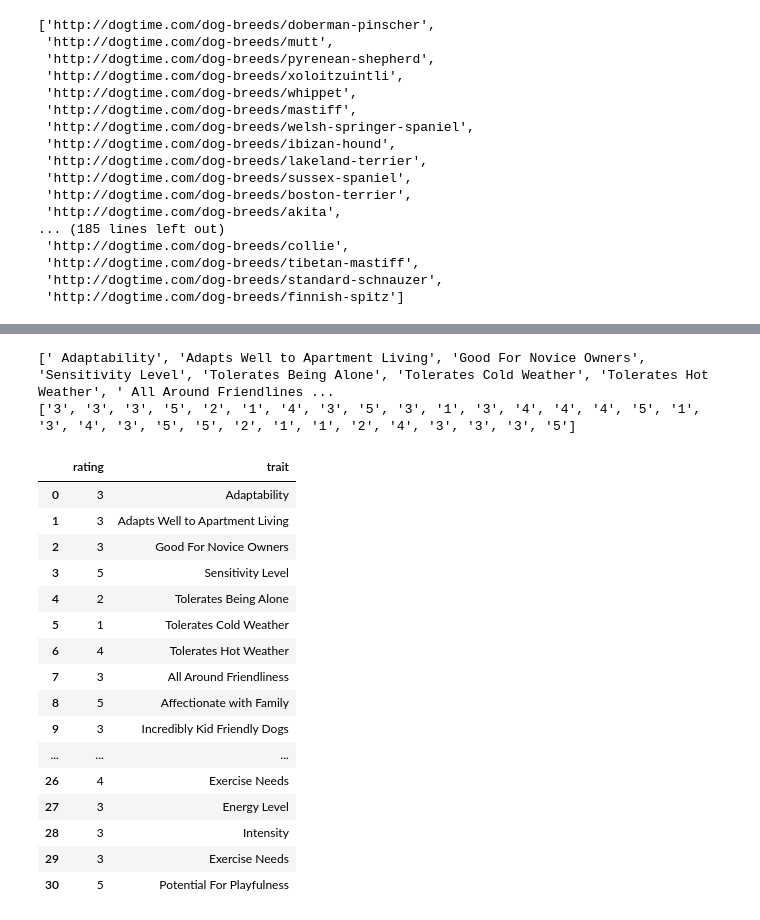
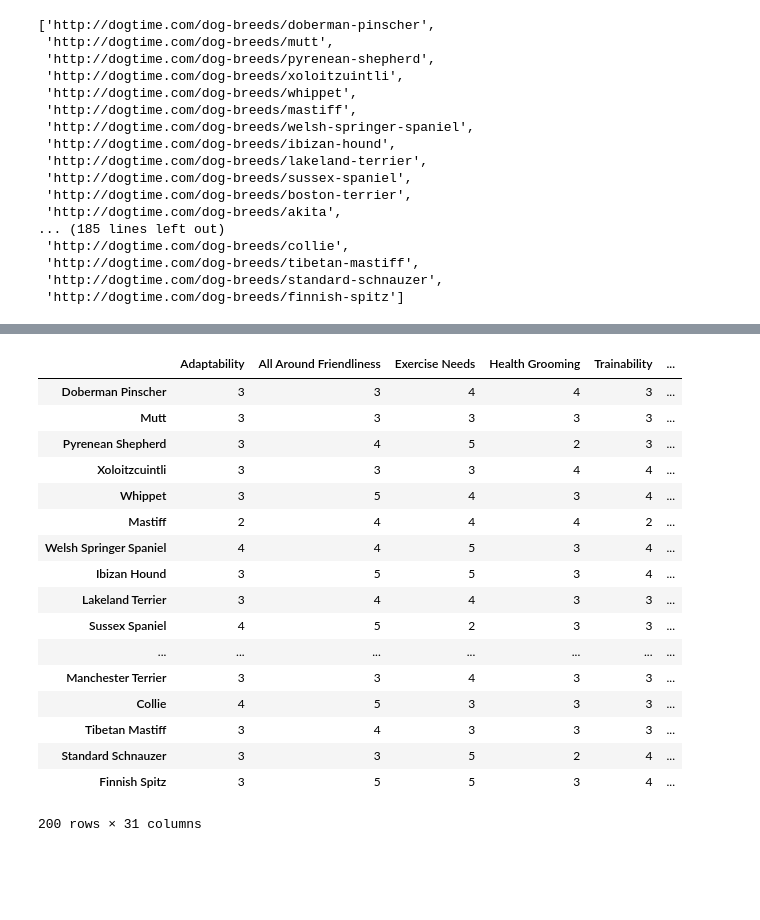
Before and after one commit to awcastleton/MLP_FinalProject, a Jupyter notebook: scraper/dog_ratings_scraper.ipynb, the cells around one changed output, grey strips where cells are left out. Drawn from its saved outputs; the diff is of its cells as text; code cells hidden in the pictures; blank space fills up the shorter version.

```diff
--- a/scraper/dog_ratings_scraper.ipynb
+++ b/scraper/dog_ratings_scraper.ipynb
@@ -82,6 +89,0 @@ asdf, zxcv = breed_parser(breed_links[0])
-# %%
-print(asdf)
-print(zxcv)
-# %% [output]
-[' Adaptability', 'Adapts Well to Apartment Living', 'Good For Novice Owners', 'Sensitivity Level', 'Tolerates Being Alone', 'Tolerates Cold Weather', 'Tolerates Hot Weather', ' All Around Friendlines ...
-['3', '3', '3', '5', '2', '1', '4', '3', '5', '3', '1', '3', '4', '4', '4', '5', '1', '3', '4', '3', '5', '5', '2', '1', '1', '2', '4', '3', '3', '3', '5']
@@ -93,20 +89,0 @@ df = pd.DataFrame({
-# %%
-df
-# %% [output]
-|  | rating | trait |
-| 0 | 3 | Adaptability |
-| 1 | 3 | Adapts Well to Apartment Living |
-| 2 | 3 | Good For Novice Owners |
-| 3 | 5 | Sensitivity Level |
-| 4 | 2 | Tolerates Being Alone |
-| 5 | 1 | Tolerates Cold Weather |
-| 6 | 4 | Tolerates Hot Weather |
-| 7 | 3 | All Around Friendliness |
-| 8 | 5 | Affectionate with Family |
-| 9 | 3 | Incredibly Kid Friendly Dogs |
-| ... | ... | ... |
-| 26 | 4 | Exercise Needs |
-| 27 | 3 | Energy Level |
-| 28 | 3 | Intensity |
-| 29 | 3 | Exercise Needs |
-| 30 | 5 | Potential For Playfulness |
@@ -112,0 +96,21 @@ df
+# %%
+all_ratings
+# %% [output]
+|  | Adaptability | All Around Friendliness | Exercise Needs | Health Grooming | Trainability | ... |
+| Doberman Pinscher | 3 | 3 | 4 | 4 | 3 | ... |
+| Mutt | 3 | 3 | 3 | 3 | 3 | ... |
+| Pyrenean Shepherd | 3 | 4 | 5 | 2 | 3 | ... |
+| Xoloitzcuintli | 3 | 3 | 3 | 4 | 4 | ... |
+| Whippet | 3 | 5 | 4 | 3 | 4 | ... |
+| Mastiff | 2 | 4 | 4 | 4 | 2 | ... |
+| Welsh Springer Spaniel | 4 | 4 | 5 | 3 | 4 | ... |
+| Ibizan Hound | 3 | 5 | 5 | 3 | 4 | ... |
+| Lakeland Terrier | 3 | 4 | 4 | 3 | 3 | ... |
+| Sussex Spaniel | 4 | 5 | 2 | 3 | 3 | ... |
+| ... | ... | ... | ... | ... | ... | ... |
+| Manchester Terrier | 3 | 3 | 4 | 3 | 3 | ... |
+| Collie | 4 | 5 | 3 | 3 | 3 | ... |
+| Tibetan Mastiff | 3 | 4 | 3 | 3 | 3 | ... |
+| Standard Schnauzer | 3 | 3 | 5 | 2 | 4 | ... |
+| Finnish Spitz | 3 | 5 | 5 | 3 | 4 | ... |
+200 rows × 31 columns
```
Also changed, not shown: parts of 8 cells of this notebook, 1 other file.
